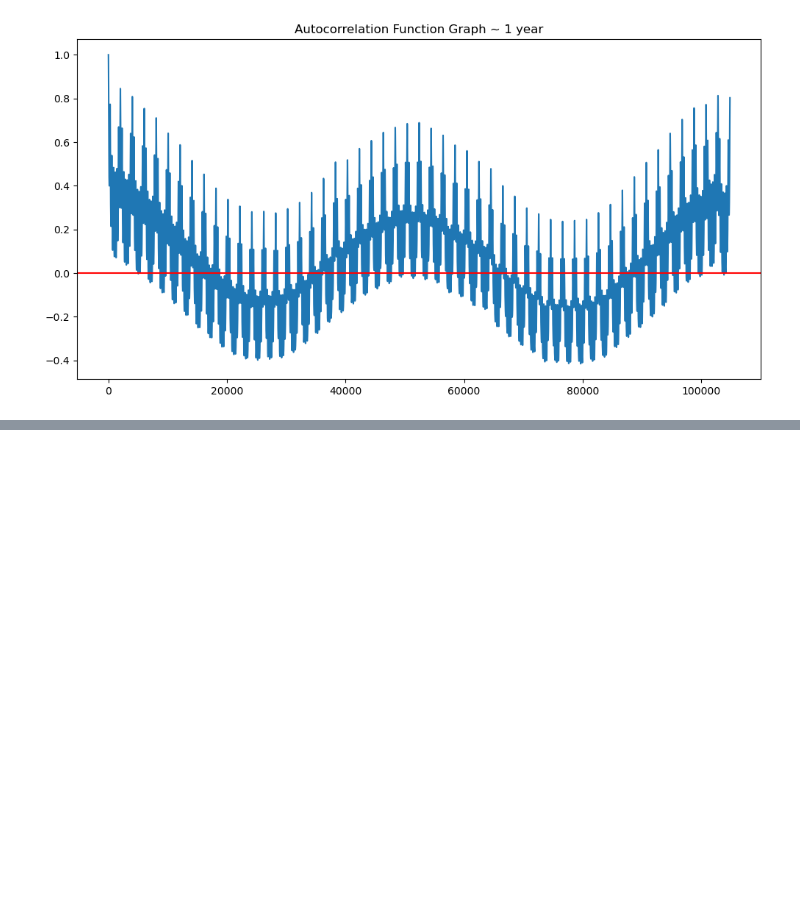
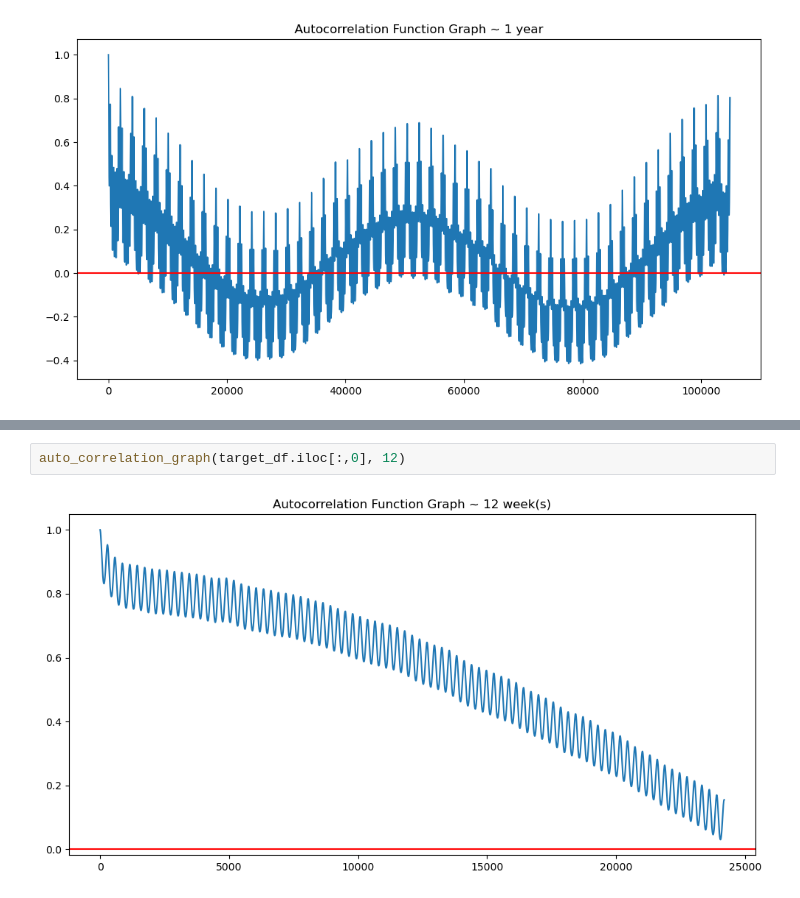
Before and after one commit to jihosuperman/forecasting_power_demand, a Jupyter notebook: TimeSeries_check.ipynb, the cells around one changed output, grey strips where cells are left out. Drawn from its saved outputs; the diff is of its cells as text; blank space fills up the shorter version.

```diff
--- a/TimeSeries_check.ipynb
+++ b/TimeSeries_check.ipynb
@@ -51,0 +131,4 @@ plt.show()
+# %%
+auto_correlation_graph(target_df.iloc[:,0], 12)
+# %% [output]
+[figure, added]
```
Also changed, not shown: parts of 24 cells of this notebook.
